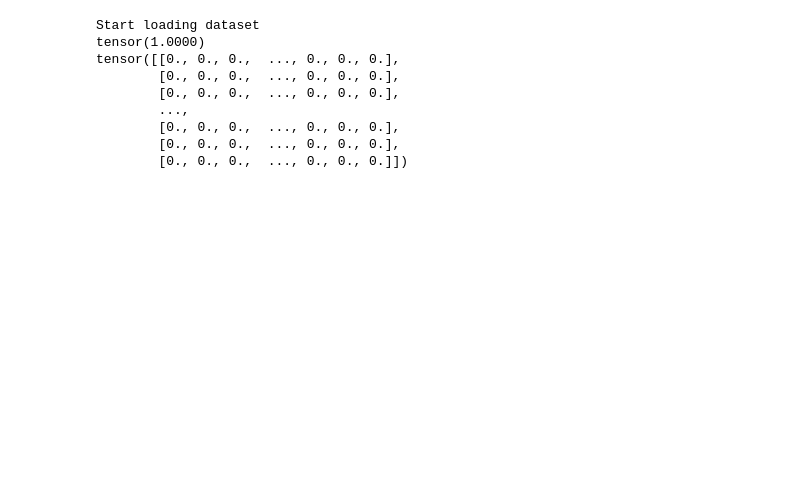
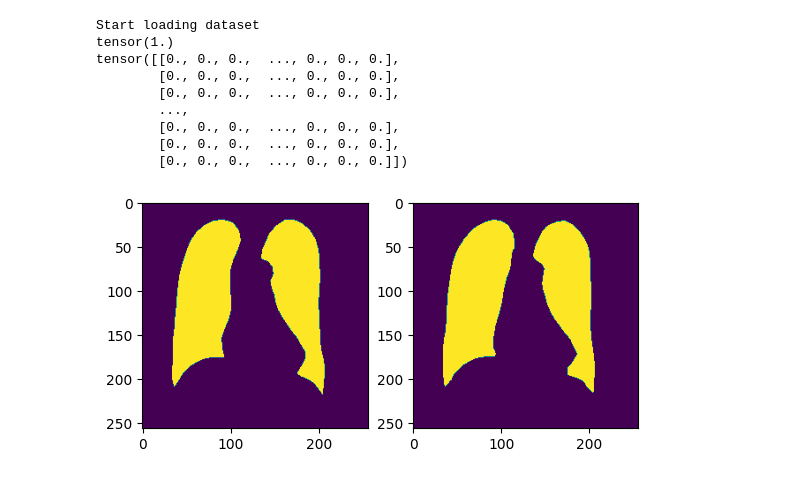
Before and after one commit to felixhasse/chexpert-iml, a Jupyter notebook: evaluate_segmentation.ipynb, the cells around one changed output. Drawn from its saved outputs; the diff is of its cells as text; code cells hidden in the pictures; blank space fills up the shorter version.

Commit message:
Update segmentation evaluation notebook

```diff
--- a/evaluate_segmentation.ipynb
+++ b/evaluate_segmentation.ipynb
@@ -12,7 +12,7 @@ device = "cpu"
 # %%
 %%capture
 model = DeepLabV3ResNet50(num_classes=1, pretrained=False)
-state_dict = torch.load('models/segmentation/1678725898.pth', map_location=torch.device('cpu'))["model"]
+state_dict = torch.load('models/segmentation/1678967702.pth', map_location=torch.device('cpu'))["model"]
 model.load_state_dict(state_dict)
 model = model.to(device)
 model.eval()
@@ -30,36 +30,38 @@ mask_transformation = transforms.Compose(
 print("Start loading dataset")
 
 dataset = JSRTDataset(image_folder="data/JSRT/png_images",
                       mask_folder="data/JSRT/masks/both_lungs",
                       image_transform=image_transformation, mask_transform=mask_transformation)
 dataloader = DataLoader(dataset=dataset, batch_size=1, shuffle=True)
 
 
 input_data, gt = (next(iter(dataloader)))
 
 
 with torch.no_grad():
     output = model(input_data)["out"]
     output = output.squeeze()
     output = torch.sigmoid(output)
     print(output.max())
     output = torch.round(output)
     print(output)
     gt = gt.squeeze()
     input_img = transforms.ToPILImage()(gt)
     output_img = transforms.ToPILImage()(output)
-    input_img.save("input.png")
-    output_img.save("output.png")
+    fig, (ax1, ax2) = plt.subplots(1, 2)
+    ax1.imshow(gt)
+    ax2.imshow(output_img)
 # %% [output]
 Start loading dataset
-tensor(1.0000)
+tensor(1.)
 tensor([[0., 0., 0.,  ..., 0., 0., 0.],
         [0., 0., 0.,  ..., 0., 0., 0.],
         [0., 0., 0.,  ..., 0., 0., 0.],
         ...,
         [0., 0., 0.,  ..., 0., 0., 0.],
         [0., 0., 0.,  ..., 0., 0., 0.],
         [0., 0., 0.,  ..., 0., 0., 0.]])
+[figure, added]
 # %%
 transformation_list = [
     transforms.Resize((256, 256)),
```
Also changed, not shown: parts of 1 cell of this notebook.
